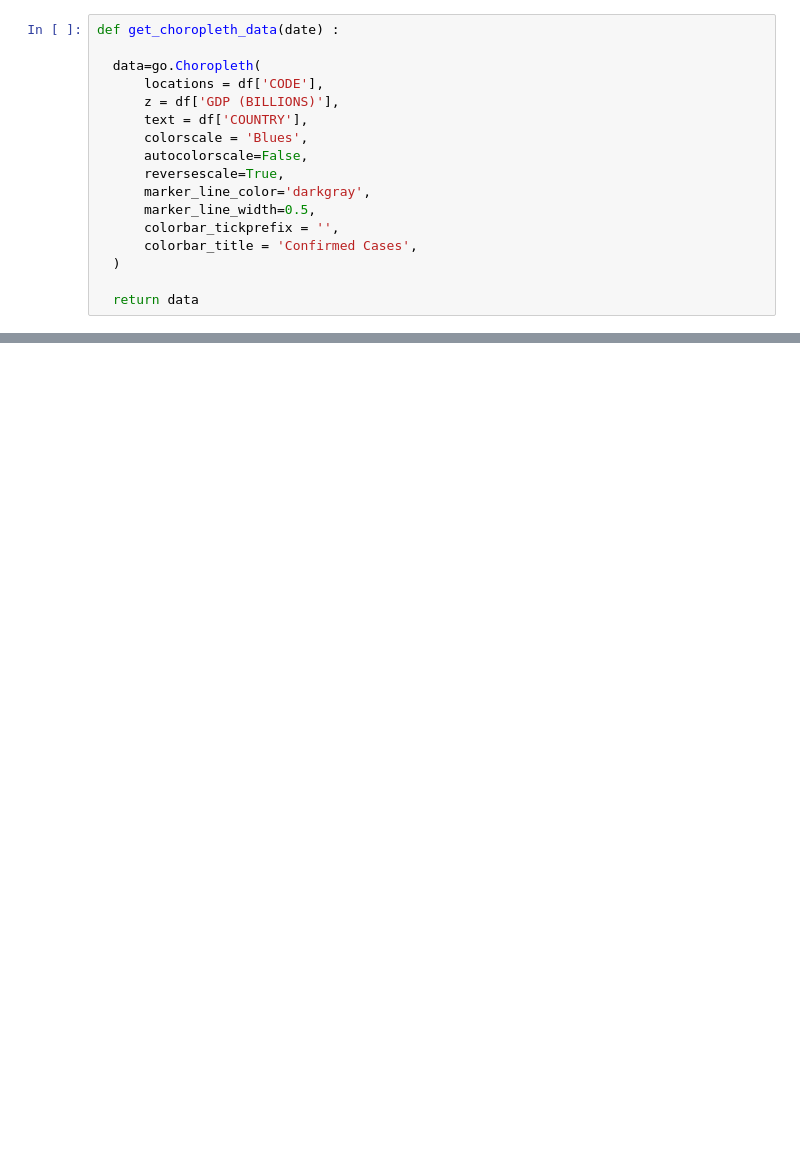
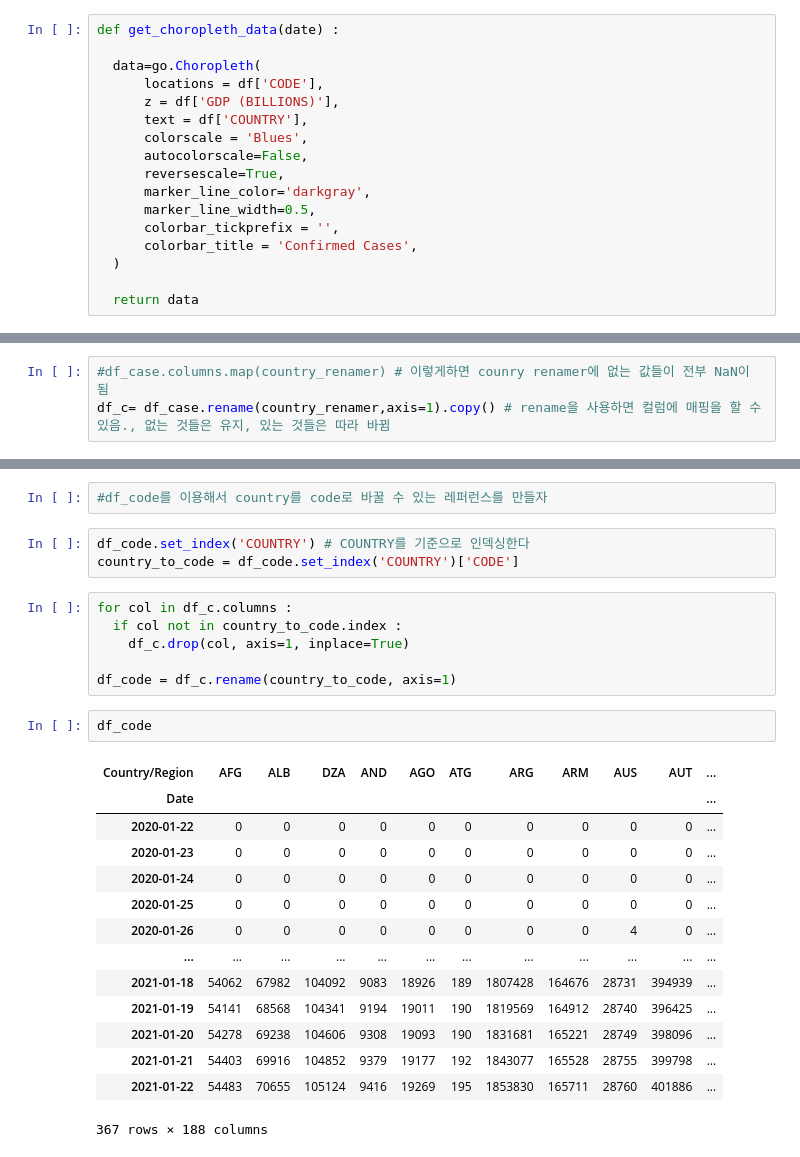
Before and after one commit to Vaycold/Vaycold, a Jupyter notebook: Python_DataAnalysis/코로나_바이러스에_의한_확진자_수_및_사망자_수_분석.ipynb, the cells around one changed output, grey strips where cells are left out. Drawn from its saved outputs; the diff is of its cells as text; blank space fills up the shorter version.

```diff
--- a/Python_DataAnalysis/코로나_바이러스에_의한_확진자_수_및_사망자_수_분석.ipynb
+++ b/Python_DataAnalysis/코로나_바이러스에_의한_확진자_수_및_사망자_수_분석.ipynb
@@ -355,0 +336,3 @@ fig.show()
+# %%
+#df_case.columns.map(country_renamer) # 이렇게하면 counry renamer에 없는 값들이 전부 NaN이 됨
+df_c= df_case.rename(country_renamer,axis=1).copy() # rename을 사용하면 컬럼에 매핑을 할 수 있음., 없는 것들은 유지, 있는 것들은 따라 바뀜
@@ -355,0 +348,28 @@ fig.show()
+# %%
+#df_code를 이용해서 country를 code로 바꿀 수 있는 레퍼런스를 만들자
+# %%
+df_code.set_index('COUNTRY') # COUNTRY를 기준으로 인덱싱한다
+country_to_code = df_code.set_index('COUNTRY')['CODE']
+# %%
+for col in df_c.columns :
+  if col not in country_to_code.index :
+    df_c.drop(col, axis=1, inplace=True)
+
+df_code = df_c.rename(country_to_code, axis=1)
+# %%
+df_code
+# %% [output]
+| Country/Region | AFG | ALB | DZA | AND | AGO | ATG | ARG | ARM | AUS | AUT | ... |
+| Date |  |  |  |  |  |  |  |  |  |  | ... |
+| 2020-01-22 | 0 | 0 | 0 | 0 | 0 | 0 | 0 | 0 | 0 | 0 | ... |
+| 2020-01-23 | 0 | 0 | 0 | 0 | 0 | 0 | 0 | 0 | 0 | 0 | ... |
+| 2020-01-24 | 0 | 0 | 0 | 0 | 0 | 0 | 0 | 0 | 0 | 0 | ... |
+| 2020-01-25 | 0 | 0 | 0 | 0 | 0 | 0 | 0 | 0 | 0 | 0 | ... |
+| 2020-01-26 | 0 | 0 | 0 | 0 | 0 | 0 | 0 | 0 | 4 | 0 | ... |
+| ... | ... | ... | ... | ... | ... | ... | ... | ... | ... | ... | ... |
+| 2021-01-18 | 54062 | 67982 | 104092 | 9083 | 18926 | 189 | 1807428 | 164676 | 28731 | 394939 | ... |
+| 2021-01-19 | 54141 | 68568 | 104341 | 9194 | 19011 | 190 | 1819569 | 164912 | 28740 | 396425 | ... |
+| 2021-01-20 | 54278 | 69238 | 104606 | 9308 | 19093 | 190 | 1831681 | 165221 | 28749 | 398096 | ... |
+| 2021-01-21 | 54403 | 69916 | 104852 | 9379 | 19177 | 192 | 1843077 | 165528 | 28755 | 399798 | ... |
+| 2021-01-22 | 54483 | 70655 | 105124 | 9416 | 19269 | 195 | 1853830 | 165711 | 28760 | 401886 | ... |
+367 rows × 188 columns
```
Also changed, not shown: parts of 18 cells of this notebook.
